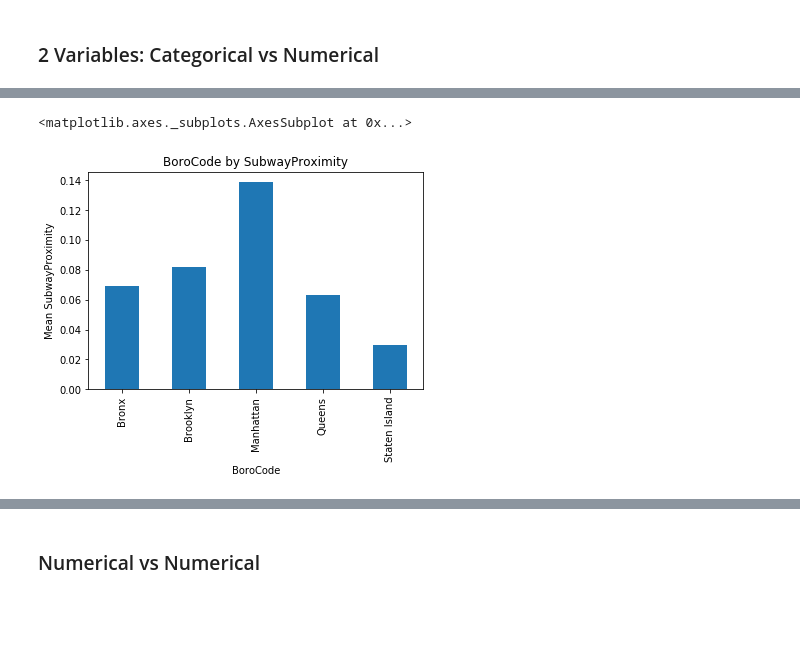
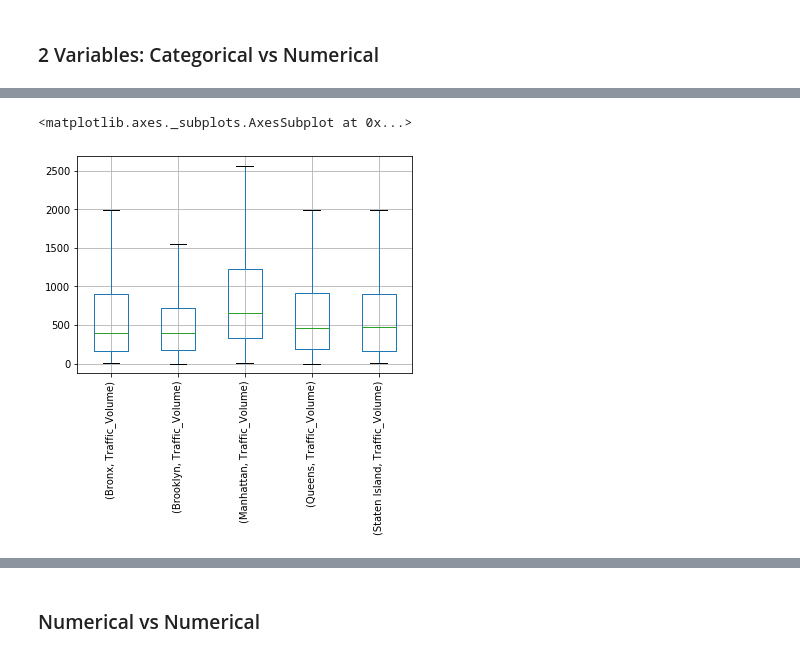
Before and after one commit to benduong2001/ArcGIS_Project_nyc_traffic, a Jupyter notebook: arcgis_project_nyc_traffic_part3_EDA.ipynb, the cells around one changed output, grey strips where cells are left out. Drawn from its saved outputs; the diff is of its cells as text; code cells hidden in the pictures; blank space fills up the shorter version.

```diff
--- a/arcgis_project_nyc_traffic_part3_EDA.ipynb
+++ b/arcgis_project_nyc_traffic_part3_EDA.ipynb
@@ -11,7 +11,8 @@ FILE_PATH = FOLDER_PATH + FILE_NAME
 nyc_traffic_EDA_orig = pd.read_csv(FILE_PATH)
 nyc_traffic_EDA = nyc_traffic_EDA_orig.copy()
 # %%
-nyc_traffic_EDA["Traffic_Volume_z"] = (nyc_traffic_EDA['Traffic_Volume'] - nyc_traffic_EDA['Traffic_Volume'].mean())/(nyc_traffic_EDA['Traffic_Volume'].std())
+#nyc_traffic_EDA["Traffic_Volume_orig"] = nyc_traffic_EDA["Traffic_Volume"]
+#nyc_traffic_EDA["Traffic_Volume"] = (nyc_traffic_EDA["Traffic_Volume"]+1).apply(np.log)
 # %%
 LANDUSE_COLUMNS = [col for col in nyc_traffic_EDA.columns if col[:9] == "LandUse_t"]
 
@@ -118,5 +84,13 @@ EDA_barplot(nyc_traffic_EDA, "RW_TYPE", "Traffic_Volume") # duh
+# %%
+def EDA_boxplot(TABLE, CATEGORICAL_COLUMN_NAME, NUMERICAL_COLUMN_NAME):
+    TITLE = "{0} by {1}".format(CATEGORICAL_COLUMN_NAME, NUMERICAL_COLUMN_NAME)
+    grouped = TABLE[[CATEGORICAL_COLUMN_NAME, NUMERICAL_COLUMN_NAME]].groupby([CATEGORICAL_COLUMN_NAME])
+    ax1 = grouped.boxplot(subplots=False, showfliers=False, rot=90)
+    #ax.set_title(TITLE)
+    #ax.set_ylabel("Mean {0}".format(NUMERICAL_COLUMN_NAME))
+    return ax1
 # %%
-EDA_barplot(nyc_traffic_EDA, "BoroCode", "SubwayProximity")
+EDA_boxplot(nyc_traffic_EDA, "BoroCode", "Traffic_Volume")
 # %% [output]
 <matplotlib.axes._subplots.AxesSubplot at 0x...>
-[figure, old version]
+[figure, new version]
```
Also changed, not shown: parts of 67 cells of this notebook.
